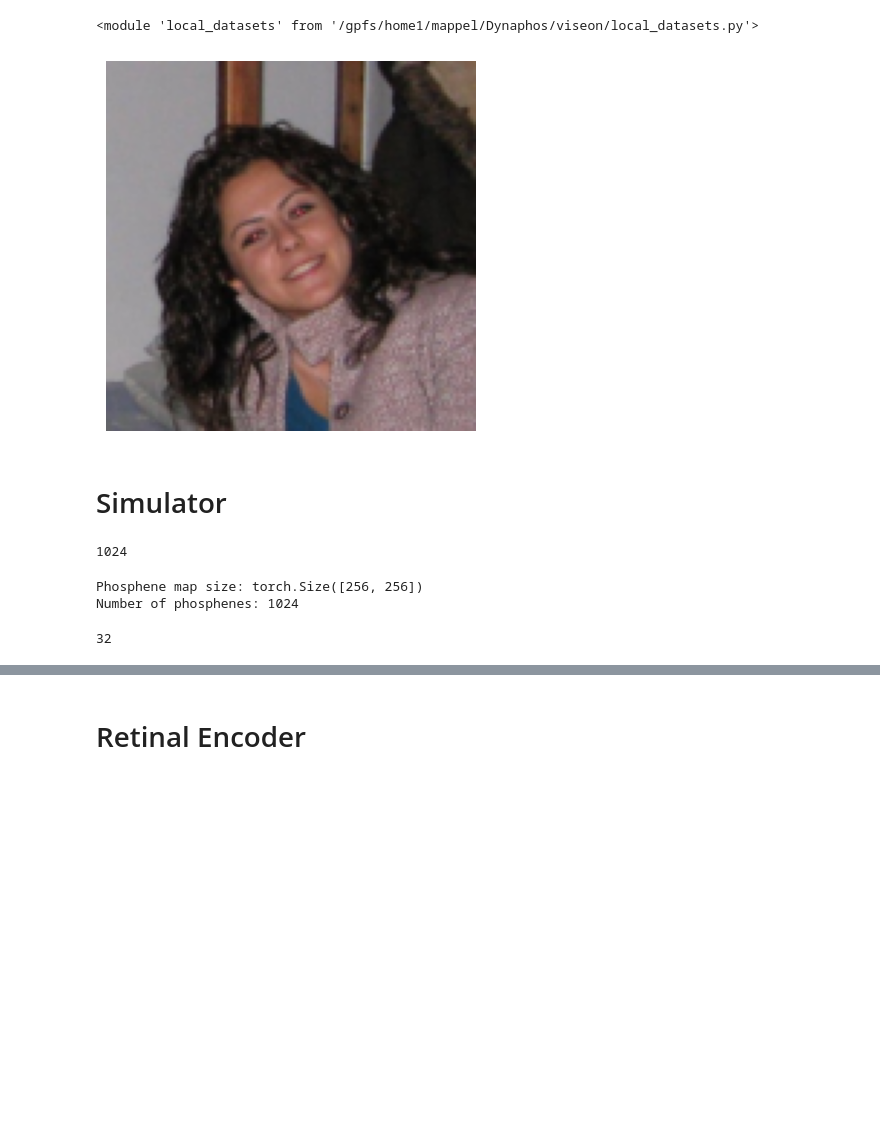
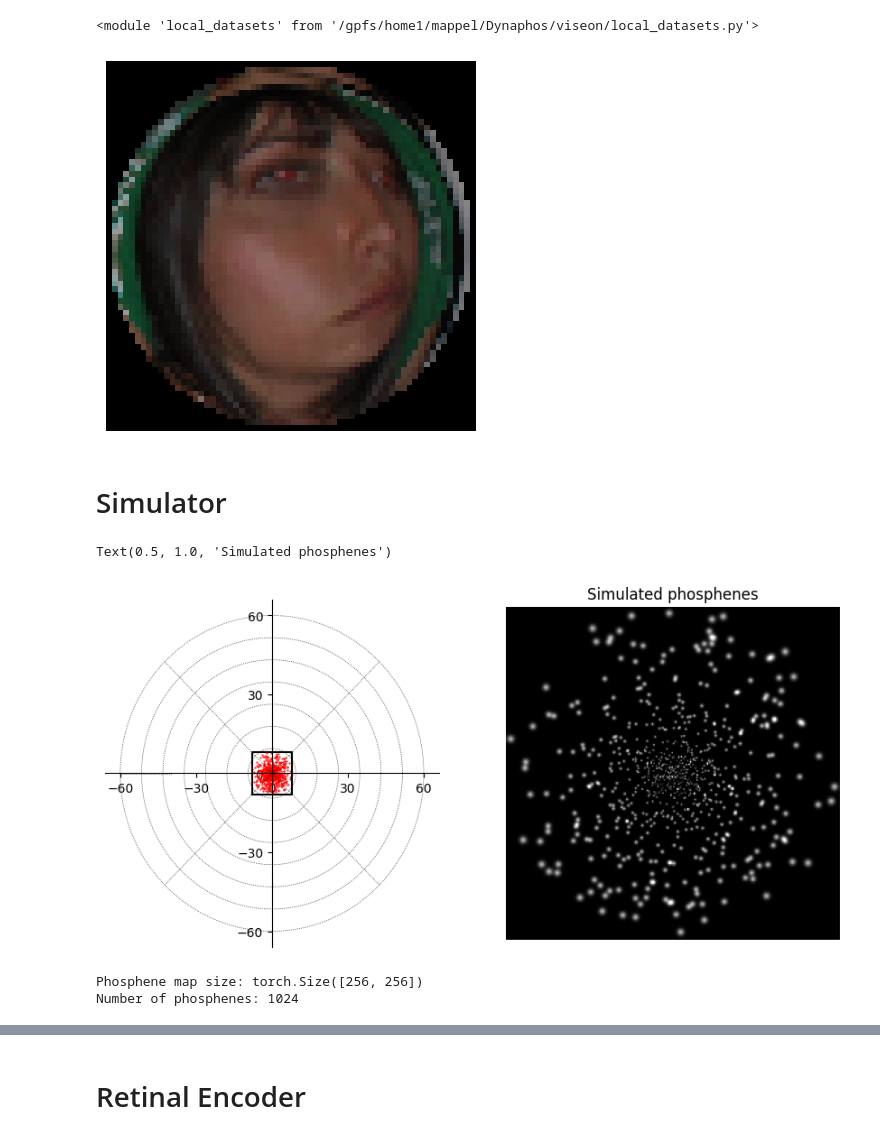
Before and after one commit to MichelleAppel/viseon, a Jupyter notebook: notebooks/test_compression.ipynb, the cells around one changed output, grey strips where cells are left out. Drawn from its saved outputs; the diff is of its cells as text; code cells hidden in the pictures; blank space fills up the shorter version.

```diff
--- a/notebooks/test_compression.ipynb
+++ b/notebooks/test_compression.ipynb
@@ -61,16 +68,15 @@ cfg['data_directory'] = '../../data/face/LaPa'
 cfg['base_config'] = '../_config/exp-local/params.yaml'
 cfg['phosphene_map'] = '../_config/phosphene_maps/DefaultCoordinateMap_1000_phosphenes.pickle'
 cfg['batch_size'] = 1
-cfg['fov'] = 5
+cfg['fov'] = 16
 cfg['resolution'] = [256, 256]
-cfg['output_scaling'] = 1.e-4
 cfg['n_electrodes'] = 1024
 params = dynaphos.utils.load_params(cfg['base_config'])
 params['run']['batch_size'] = cfg['batch_size']
 
-cfg['retinal_compression'] = False
-cfg['imsize'] = [128, 128]
-cfg['fov'] = 5
+cfg['retinal_compression'] = True
+cfg['imsize'] = [64, 64]
+cfg['fov'] = 180/16
 cfg['circular_mask'] = False
 # %%
 trainset, valset = local_datasets.get_lapa_dataset(cfg)
@@ -84,6 +90,6 @@ plt.imshow(example_batch['image'][0].permute(1,2,0).cpu())
 plt.axis('off')
 plt.show()
 # %% [output]
-[figure, old version]
+[figure, new version]
 # %% [markdown]
 # Simulator
@@ -104,9 +147,33 @@ def get_simulator(cfg, phosphene_coords=None):
 n_phosphenes = cfg['n_electrodes']
 params = dynaphos.utils.load_params(cfg['base_config'])
 params['batch_size'] = 4
-phosphene_coords = cortex_models.get_visual_field_coordinates_probabilistically(params, n_phosphenes)
+# phosphene_coords = cortex_models.get_visual_field_coordinates_probabilistically(params, n_phosphenes)
+phosphene_coords = pickle.load(open('../_config/phosphene_maps/DefaultCoordinateMap_1024_phosphenes.pickle', 'rb'))
+
 simulator = get_simulator(cfg, phosphene_coords=phosphene_coords)
 cfg['SPVsize'] = simulator.phosphene_maps.shape[-2:]
-len(simulator.phosphene_maps)
-# %% [output]
-1024
+# %%
+# Stimulation amplitude
+amplitude = 128.e-6 # Ampère (default 100µA)
+
+# Stimulation vector
+stim = amplitude * torch.ones(n_phosphenes) # (All electrodes are activated)
+
+# Reset and call the simulator
+simulator.reset()
+phosphenes = simulator(stim.to(cfg['device'])).cpu().numpy()
+
+# Visualize
+fig, axs = plt.subplots(1,2, figsize=(10.5,5))
+
+# Plot the phosphene locations in the visual field
+axs[0].plot(*phosphene_coords.cartesian, 'r.', markersize=1)
+plot_fov(params, axs[0])
+
+# Plot the simulated phosphene image
+axs[1].imshow(phosphenes[0], cmap='gray', origin='lower') # (origin is lower left)
+axs[1].axis('off')
+axs[1].set_title('Simulated phosphenes')
+# %% [output]
+Text(0.5, 1.0, 'Simulated phosphenes')
+[figure, added]
@@ -124,12 +192,0 @@ coords = torch.Tensor(np.array([x, y]))
-# %%
-reshape_square = np.sqrt(N_PHOSPHENES)
-
-# if the sqrt is not an integer, we need to find the closest integer that is bigger
-if int(reshape_square) != reshape_square:
-    reshape_square = int(reshape_square) + 1
-else:
-    reshape_square = int(reshape_square)
-
-reshape_square
-# %% [output]
-32
```
Also changed, not shown: parts of 17 cells of this notebook, 11 other files.
